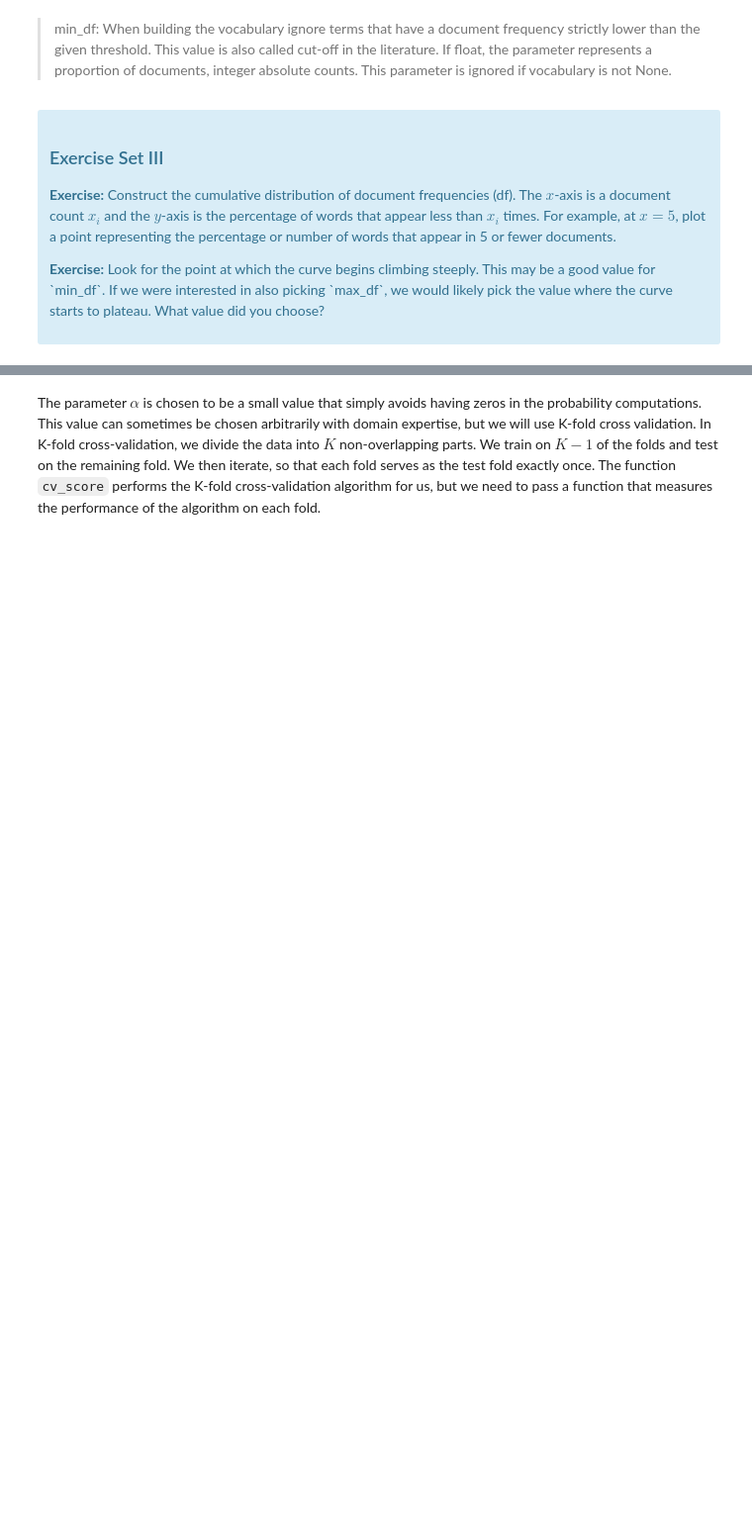
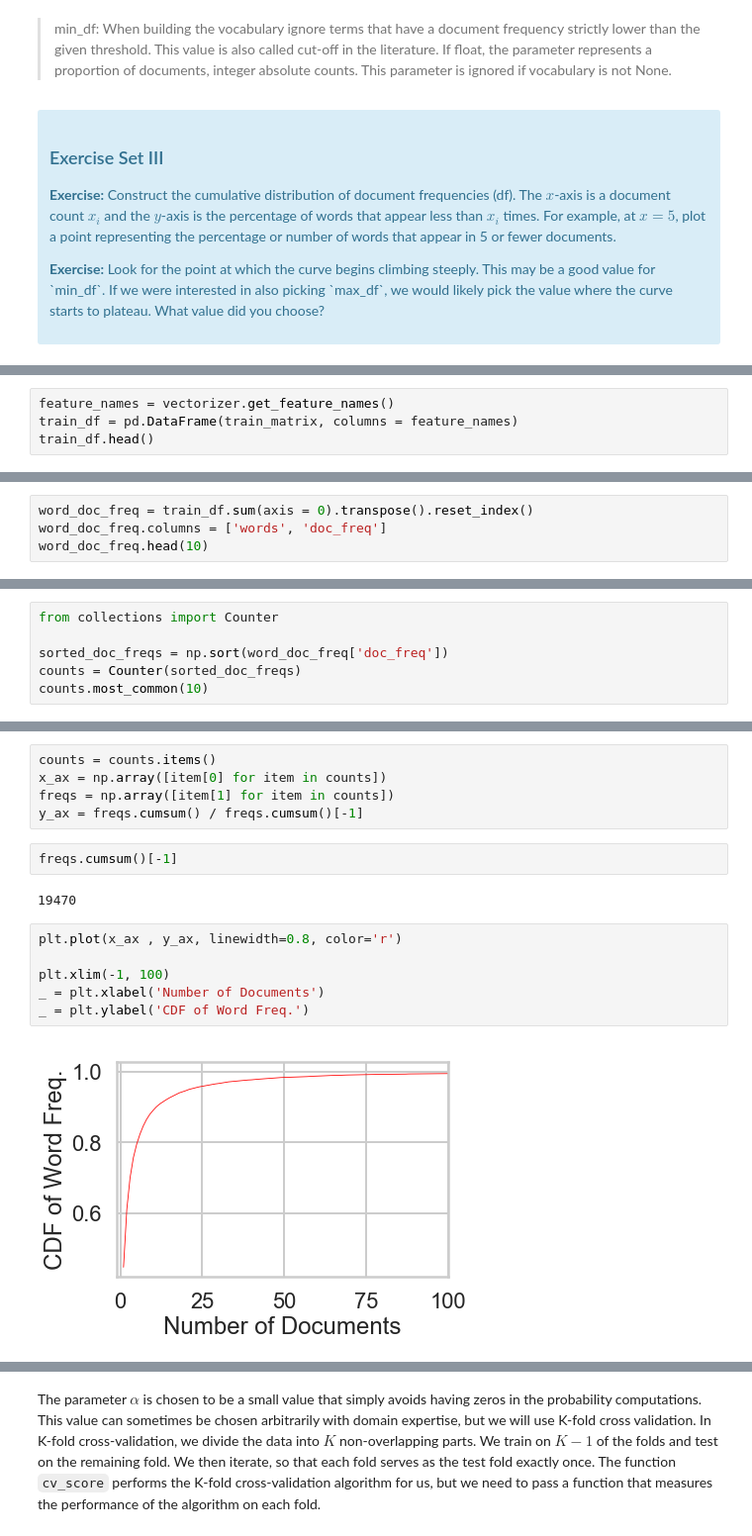
Before and after one commit to adjakka/Mini_Projects_Data_Science, a Jupyter notebook: Sentiment_analysis_naive_bayes/Mini_Project_Naive_Bayes.ipynb, the cells around one changed output, grey strips where cells are left out. Shown at 99% size. Cells and saved outputs as stored; diff of their text form; blank space fills up the shorter version.

```diff
--- a/Sentiment_analysis_naive_bayes/Mini_Project_Naive_Bayes.ipynb
+++ b/Sentiment_analysis_naive_bayes/Mini_Project_Naive_Bayes.ipynb
@@ -359,0 +375,4 @@ visualizer.poof()
+# %%
+feature_names = vectorizer.get_feature_names()
+train_df = pd.DataFrame(train_matrix, columns = feature_names)
+train_df.head()
@@ -359,0 +387,4 @@ visualizer.poof()
+# %%
+word_doc_freq = train_df.sum(axis = 0).transpose().reset_index()
+word_doc_freq.columns = ['words', 'doc_freq']
+word_doc_freq.head(10)
@@ -359,0 +403,6 @@ visualizer.poof()
+# %%
+from collections import Counter
+
+sorted_doc_freqs = np.sort(word_doc_freq['doc_freq'])
+counts = Counter(sorted_doc_freqs)
+counts.most_common(10)
@@ -359,0 +420,17 @@ visualizer.poof()
+# %%
+counts = counts.items()
+x_ax = np.array([item[0] for item in counts])
+freqs = np.array([item[1] for item in counts])
+y_ax = freqs.cumsum() / freqs.cumsum()[-1]
+# %%
+freqs.cumsum()[-1]
+# %% [output]
+19470
+# %%
+plt.plot(x_ax , y_ax, linewidth=0.8, color='r')
+
+plt.xlim(-1, 100)
+_ = plt.xlabel('Number of Documents')
+_ = plt.ylabel('CDF of Word Freq.')
+# %% [output]
+[figure, added]
```
Also changed, not shown: parts of 46 cells of this notebook.
